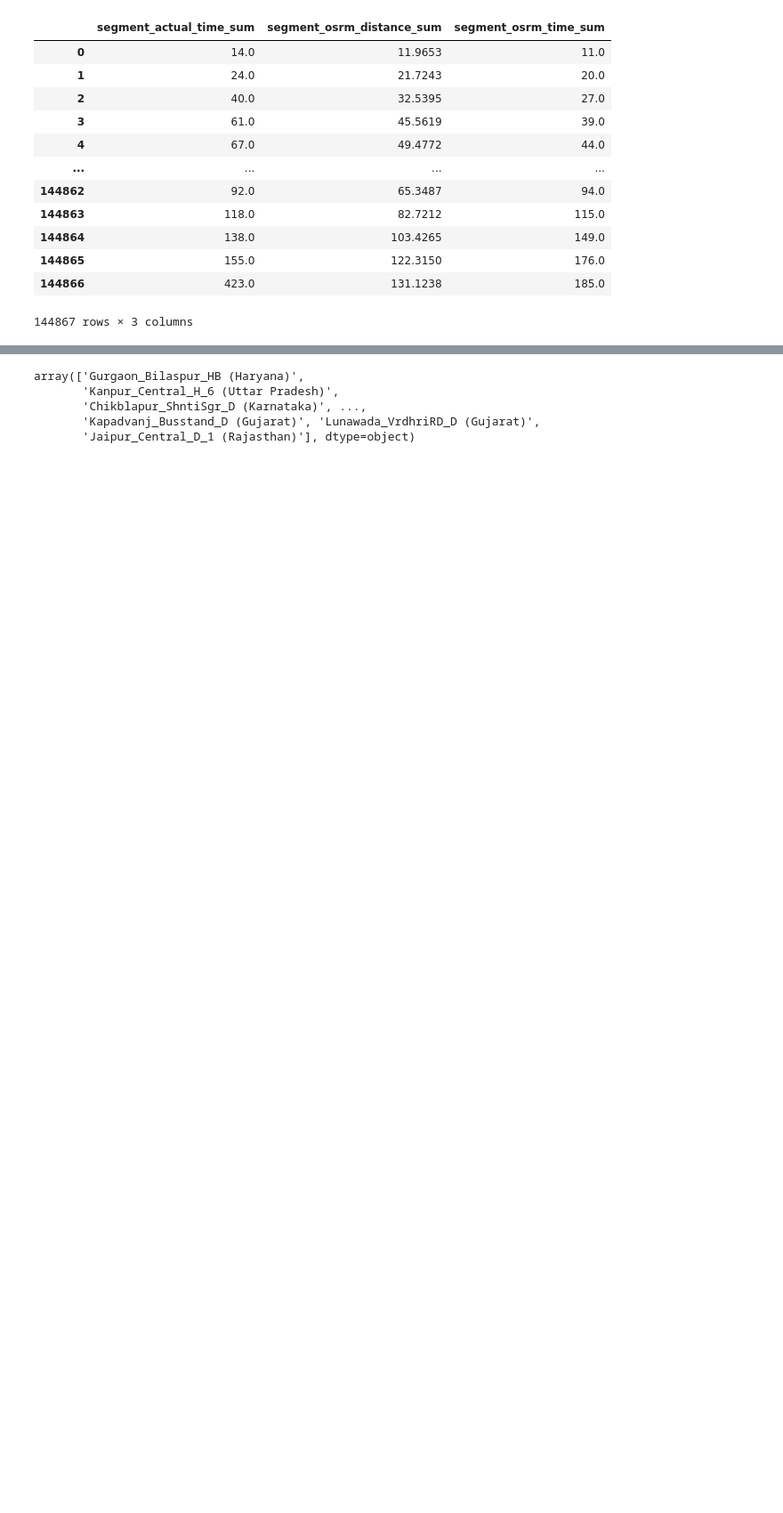
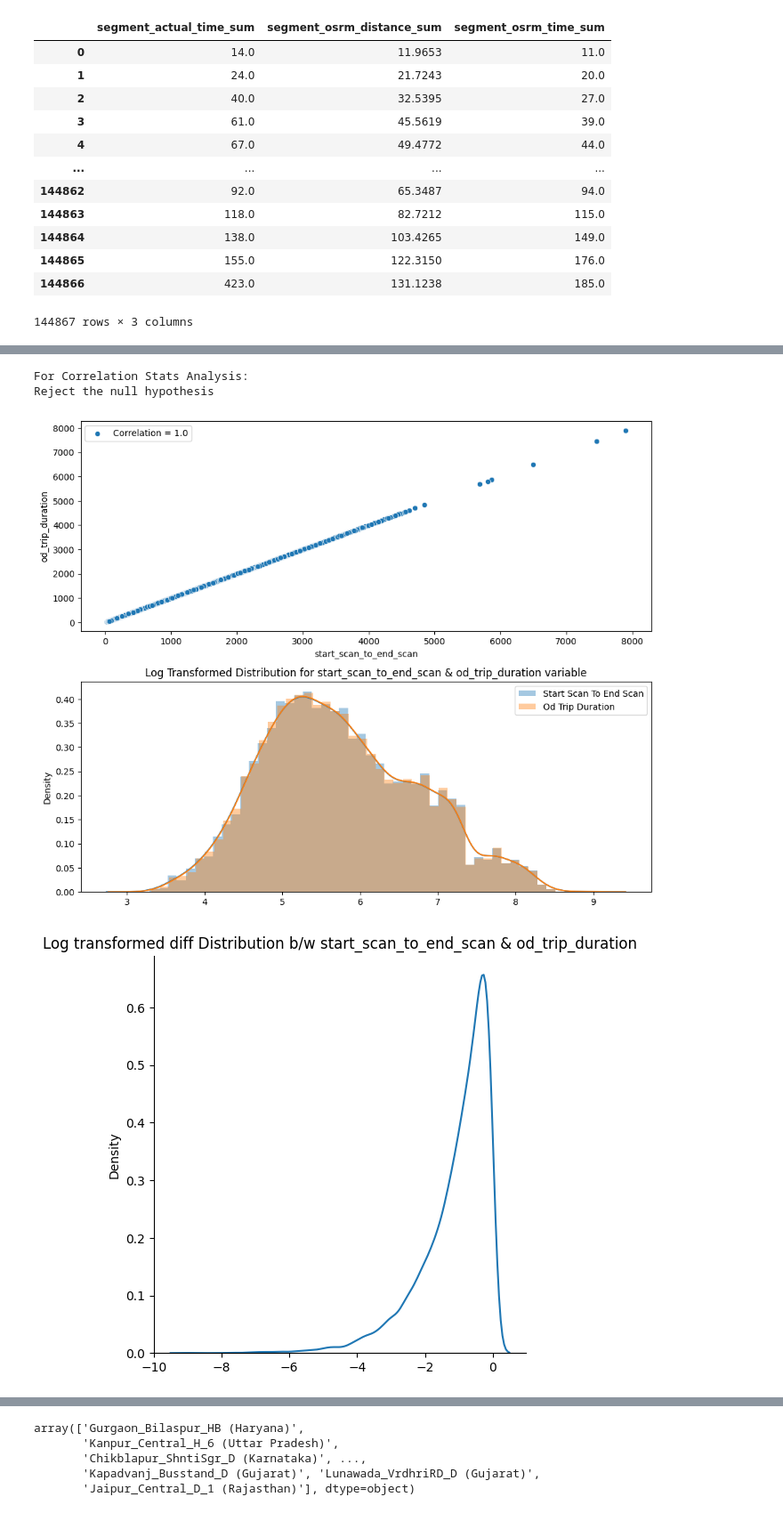
Before and after one commit to trehansalil/delhivery_analysis, a Jupyter notebook: analysis.ipynb, the cells around one changed output, grey strips where cells are left out. Shown at 89% size. Saved outputs shown, nothing was run; the diff lists cells and outputs as text; code cells hidden in the pictures; blank space fills up the shorter version.

Commit message:
Aggregate Data hypothesis Testing Done

```diff
--- a/analysis.ipynb
+++ b/analysis.ipynb
@@ -358,0 +455,71 @@ trip['destination_center_alpha_id'] = trip['destination_center'].apply(lambda x:
+# %%
+import scipy.stats as stats
+import warnings
+
+warnings.filterwarnings('ignore')
+
+def viz_analysis_nums(x,y, trans_meth = None):
+    cor_p, p = stats.pearsonr(trip[x], trip[y])
+    cor_p = round(cor_p, 5)
+    print("For Correlation Stats Analysis:")
+    null_checker(p)
+
+    plt.figure(figsize=(10, 8))
+
+    plt.subplot(2, 1, 1)
+    sns.scatterplot(data=trip, x=x, y=y, label=f'Correlation = {cor_p}')
+
+    plt.subplot(2, 1, 2)
+    x_label = " ".join([i.capitalize() for i in x.split("_")])
+    y_label = " ".join([i.capitalize() for i in y.split("_")])
+    if trans_meth is None:
+        sns.distplot(trip[x], label=x_label)
+        sns.distplot(trip[y], label=y_label)
+        plt.legend()
+        plt.title(f'Distribution for {x} & {y} variable')
+    elif trans_meth == 'sqrt':
+        sns.distplot(np.sqrt(trip[x]), label=x_label)
+        sns.distplot(np.sqrt(trip[y]), label=y_label)
+        plt.legend()
+        plt.title(f'Sqrt Transformed Distribution for {x} & {y} variable')
+    elif trans_meth == 'log':
+        sns.distplot(np.log(trip[x]), label=x_label)
+        sns.distplot(np.log(trip[y]), label=y_label)
+        plt.legend()
+        plt.title(f'Log Transformed Distribution for {x} & {y} variable')
+    elif trans_meth == 'log1p':
+        sns.distplot(np.log1p(trip[x]), label=x_label)
+        sns.distplot(np.log1p(trip[y]), label=y_label)
+        plt.xlabel('', fontsize=15)
+        plt.legend()
+        plt.title(f'Log Transformed Distribution for {x} & {y} variable')
+    plt.tight_layout(pad=1.0)
+    plt.show()
+
+    # plt.figure(figsize=(8, 8))
+    if trans_meth is None:
+        sns.displot(trip[x]-trip[y], kind='kde', legend=True)
+        plt.title(f'Diff Distribution b/w {x} & {y}')
+    elif trans_meth == 'sqrt':
+        sns.displot(np.sqrt(trip[x]-trip[y]), kind='kde', legend=True)
+        plt.title(f'Sqrt transformed diff Distribution b/w {x} & {y}')
+    elif trans_meth == 'log':
+        sns.displot(np.log(trip[x]-trip[y]), kind='kde', legend=True)
+        plt.title(f'Log transformed diff Distribution b/w {x} & {y}')
+    elif trans_meth == 'log1p':
+        sns.displot(np.log1p(trip[x]-trip[y]), kind='kde', legend=True)
+        plt.title(f'Log transformed diff Distribution b/w {x} & {y}')
+    else:
+        sns.displot(trip[x]-trip[y], kind='kde', legend=True)
+        plt.title(f'Diff Distribution b/w {x} & {y}')
+    # plt.tight_layout(pad=1.0)
+    plt.show()
+viz_analysis_nums(x='start_scan_to_end_scan', y='od_trip_duration', trans_meth = 'log1p')
+
+# start_scan_to_end_scan & od_trip_duration have a very high correlation
+# and seem to be highly collinear/interdependent features.
+# %% [output]
+For Correlation Stats Analysis:
+Reject the null hypothesis
+[figure, added]
+[figure, added]
```
Also changed, not shown: parts of 31 cells of this notebook.
